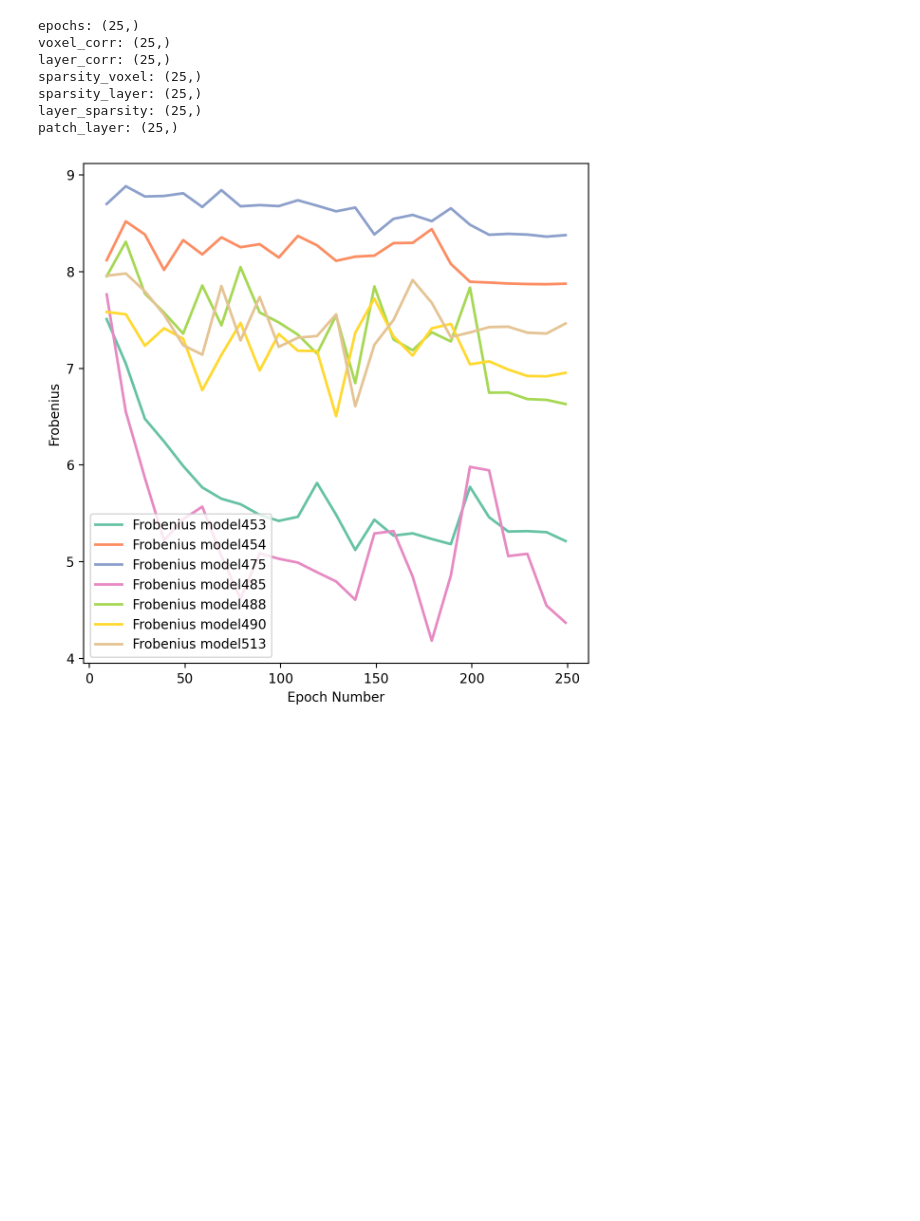
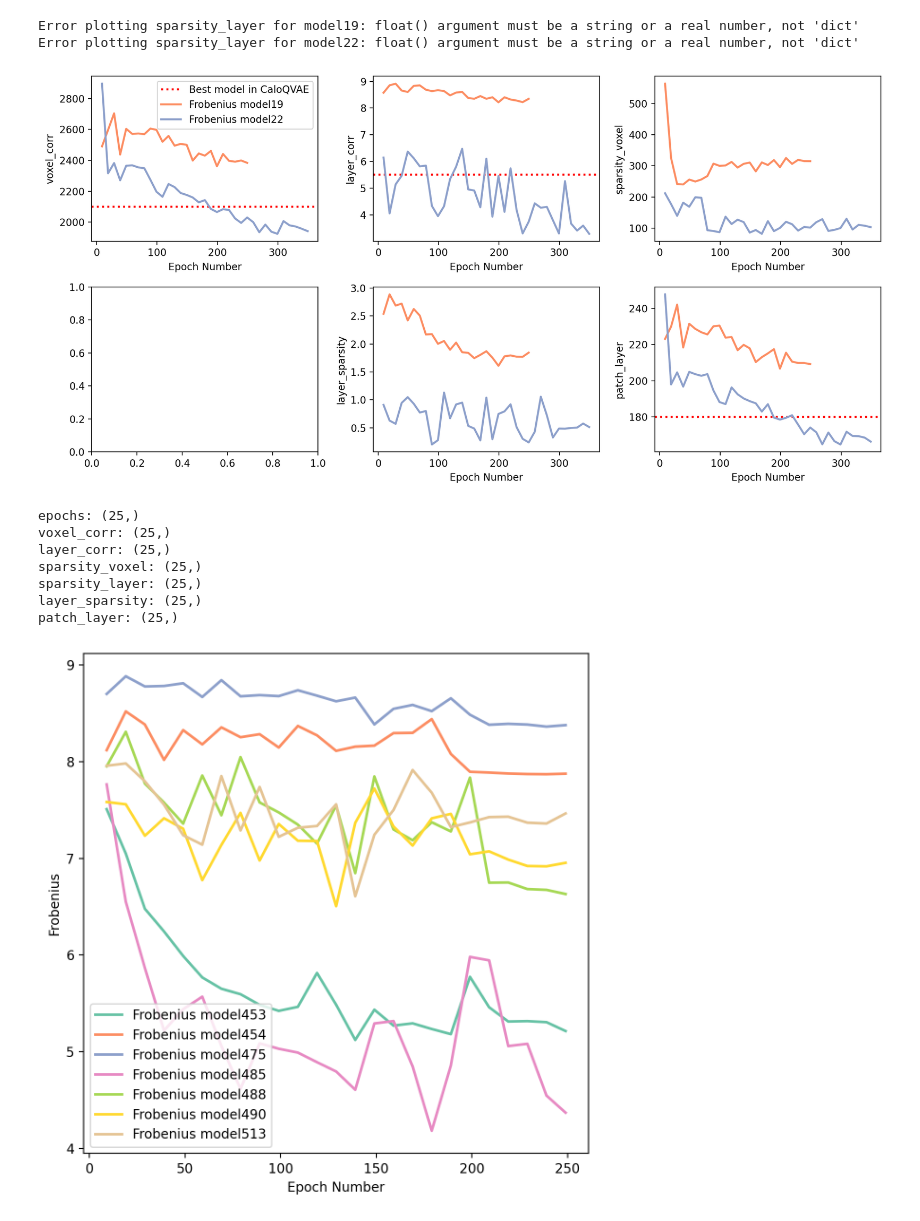
Before and after one commit to QaloSim/CaloQuVAE, a Jupyter notebook: notebooks/jetMetrics.ipynb, the cells around one changed output. Drawn from its saved outputs; the diff is of its cells as text; code cells hidden in the pictures; blank space fills up the shorter version.

```diff
--- a/notebooks/jetMetrics.ipynb
+++ b/notebooks/jetMetrics.ipynb
@@ -77,5 +78,53 @@ plt.show()
+# %%
+for key in model19_F.keys():
+    if key != 'epochs':
+        l.append(key)
 # %%
-model513_F = np.load("/fast_scratch_1/caloqvae/jtoledo/wandb/run-20250813_233227-z4hoj71e/files/Frobenius_All.npz", allow_pickle=True)
+model19_F = np.load("/home/javier/Projects/CaloQuVAE/outputs_sym/run-20250826_141555-f33vuki5/files/Frobenius_All.npz", allow_pickle=True)
+model22_F = np.load("/home/javier/Projects/CaloQuVAE/outputs_sym/run-20250826_172842-6pi2z606/files/Frobenius_All.npz", allow_pickle=True)
+
+models = {'modelBest': [],'model19': model19_F, 'model22': model22_F}
+
+# Define a color cycle for models
+palette = plt.get_cmap('Set2')
+model_names = list(models.keys())
+model_colors = {name: palette(i) for i, name in enumerate(model_names)}
+
+bm = {"voxel_corr": 2100, "layer_corr": 5.5, "patch_layer" : 180}
+l = ['voxel_corr', 'layer_corr', 'sparsity_voxel', 'sparsity_layer','layer_sparsity', 'patch_layer']
+# for key in model19_F.keys():
+#     if key != 'epochs':
+#         l.append(key)
+
+fig, ax = plt.subplots(2, 3, figsize=(12, 6))
+for j, key in enumerate(l):
+    ax1 = ax.flatten()[j]
+    if key in bm.keys():
+        ax1.axhline(bm[key], color='red', linestyle=':', linewidth=2, label='Best model in CaloQVAE')
+
+    for i, (name, model) in enumerate(models.items()):
+        color = model_colors[name]
+        if name != 'modelBest':
+            # if name == 'model513':
+            frobenius = model[key]
+            # else:
+                # frobenius = model['frobenius']
+            epochs = model['epochs']
+            try:
+                ax1.plot(epochs, frobenius, linewidth=2, label=f'Frobenius {name}', color=color)
+                ax1.set_xlabel('Epoch Number')
+                ax1.set_ylabel(f'{key}')
+                if j ==0:
+                    ax1.legend()
+            except Exception as e:
+                print(f"Error plotting {key} for {name}: {e}")
+
+plt.tight_layout()
+plt.show()
+# %% [output]
+Error plotting sparsity_layer for model19: float() argument must be a string or a real number, not 'dict'
+Error plotting sparsity_layer for model22: float() argument must be a string or a real number, not 'dict'
+[figure, added]
 # %%
 for key in model513_F.keys():
     print(f"{key}: {model513_F[key].shape}")
```
Also changed, not shown: parts of 2 cells of this notebook, 1 other file.
